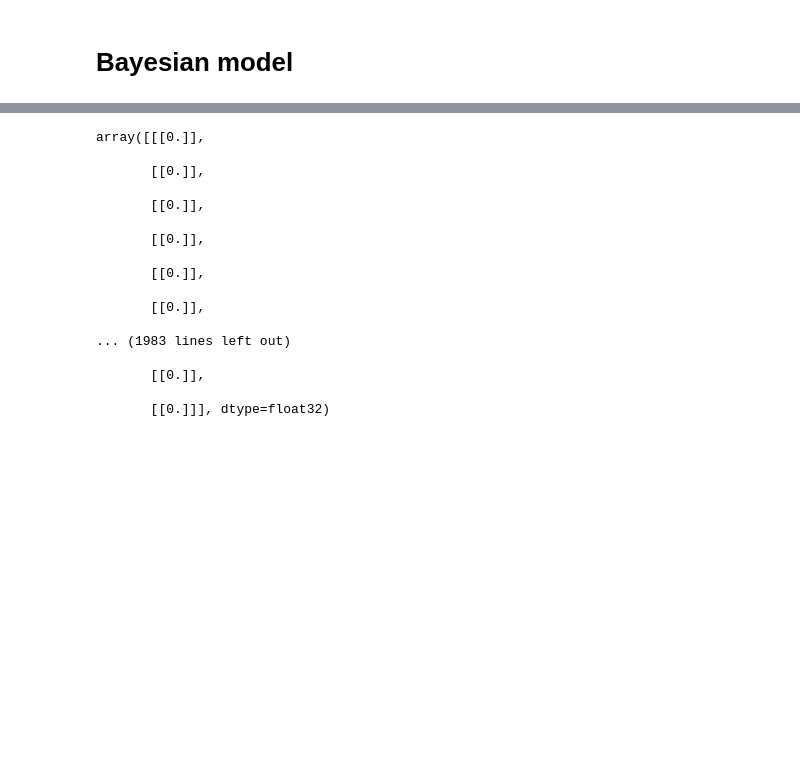
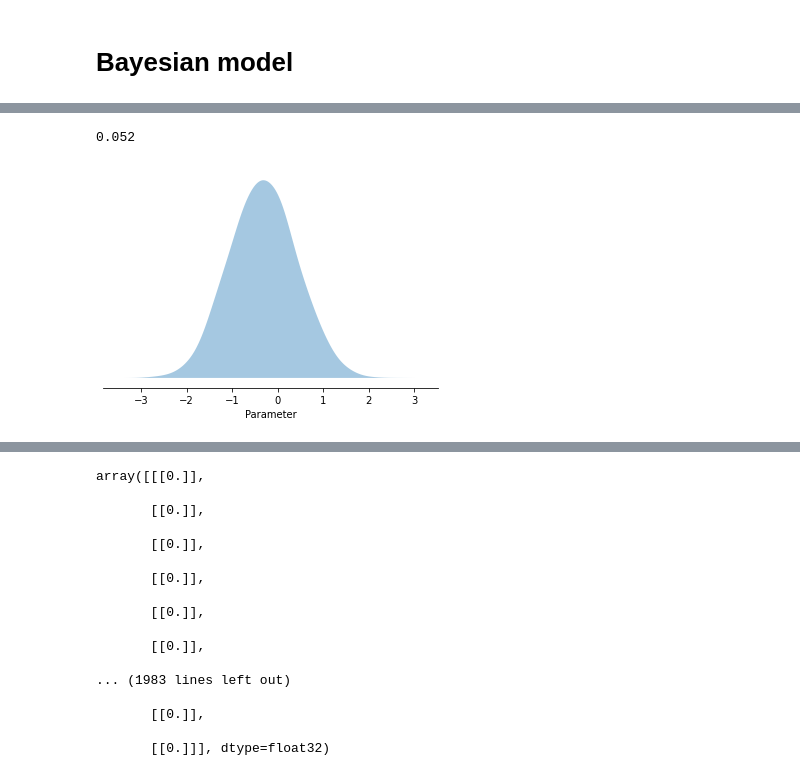
Before and after one commit to jademuun/car_insurance_MTPL, a Jupyter notebook: Bayesian_model.ipynb, the cells around one changed output, grey strips where cells are left out. Saved outputs shown, nothing was run; the diff lists cells and outputs as text; code cells hidden in the pictures; blank space fills up the shorter version.

```diff
--- a/Bayesian_model.ipynb
+++ b/Bayesian_model.ipynb
@@ -181,7 +252,7 @@ class PoissonRegression(pf.ContinuousModel):
     def __call__(self, x):
         return pf.Poisson(self.net(x))
 # %%
-bayes_first = DenserRegression([38,30,20,10,1])
+bayes_second = DenserRegression([38,32,16,8,1])
 #bayes_second = PoissonRegression_tanh(38)
 # %%
 b
@@ -268,0 +315,8 @@ for i in range(6):
+# %%
+bayes_first.predictive_sample(x_test[5666], n = 1000).mean()
+# %% [output]
+0.052
+# %%
+bayes_first.parameters[5].posterior_plot()
+# %% [output]
+[figure, added]
```
Also changed, not shown: parts of 29 cells of this notebook.
